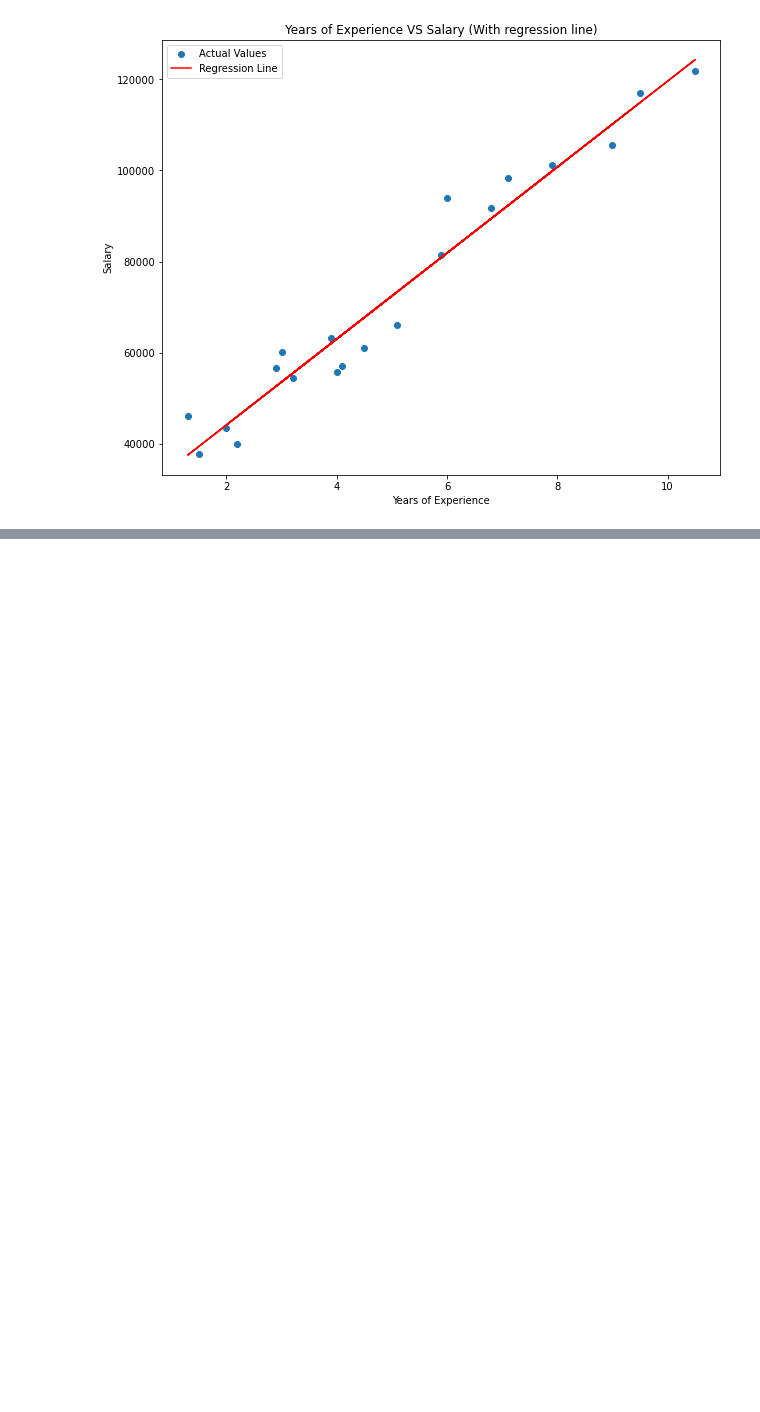
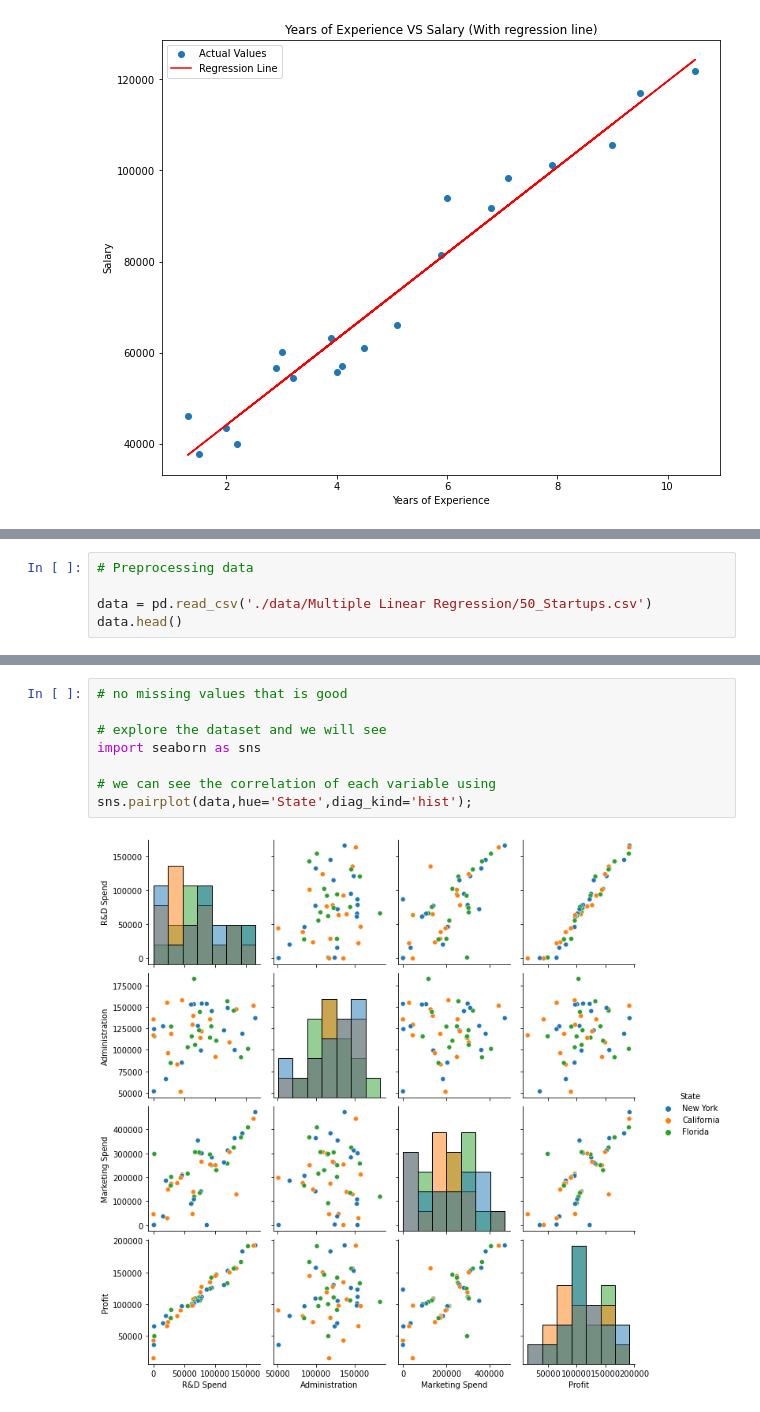
Before and after one commit to ShathishDileepa/Learn_Machine_Learning, a Jupyter notebook: Regression/Regression Algorithms.ipynb, the cells around one changed output, grey strips where cells are left out. Drawn from its saved outputs; the diff is of its cells as text; blank space fills up the shorter version.

Commit message:
Multiple Linear Regression : Done

```diff
--- a/Regression/Regression Algorithms.ipynb
+++ b/Regression/Regression Algorithms.ipynb
@@ -157,0 +176,5 @@ ax.set_ylabel('Salary');
+# %%
+# Preprocessing data
+
+data = pd.read_csv('./data/Multiple Linear Regression/50_Startups.csv')
+data.head()
@@ -157,0 +222,10 @@ ax.set_ylabel('Salary');
+# %%
+# no missing values that is good
+
+# explore the dataset and we will see
+import seaborn as sns
+
+# we can see the correlation of each variable using
+sns.pairplot(data,hue='State',diag_kind='hist');
+# %% [output]
+[figure, added]
```
Also changed, not shown: parts of 19 cells of this notebook.
